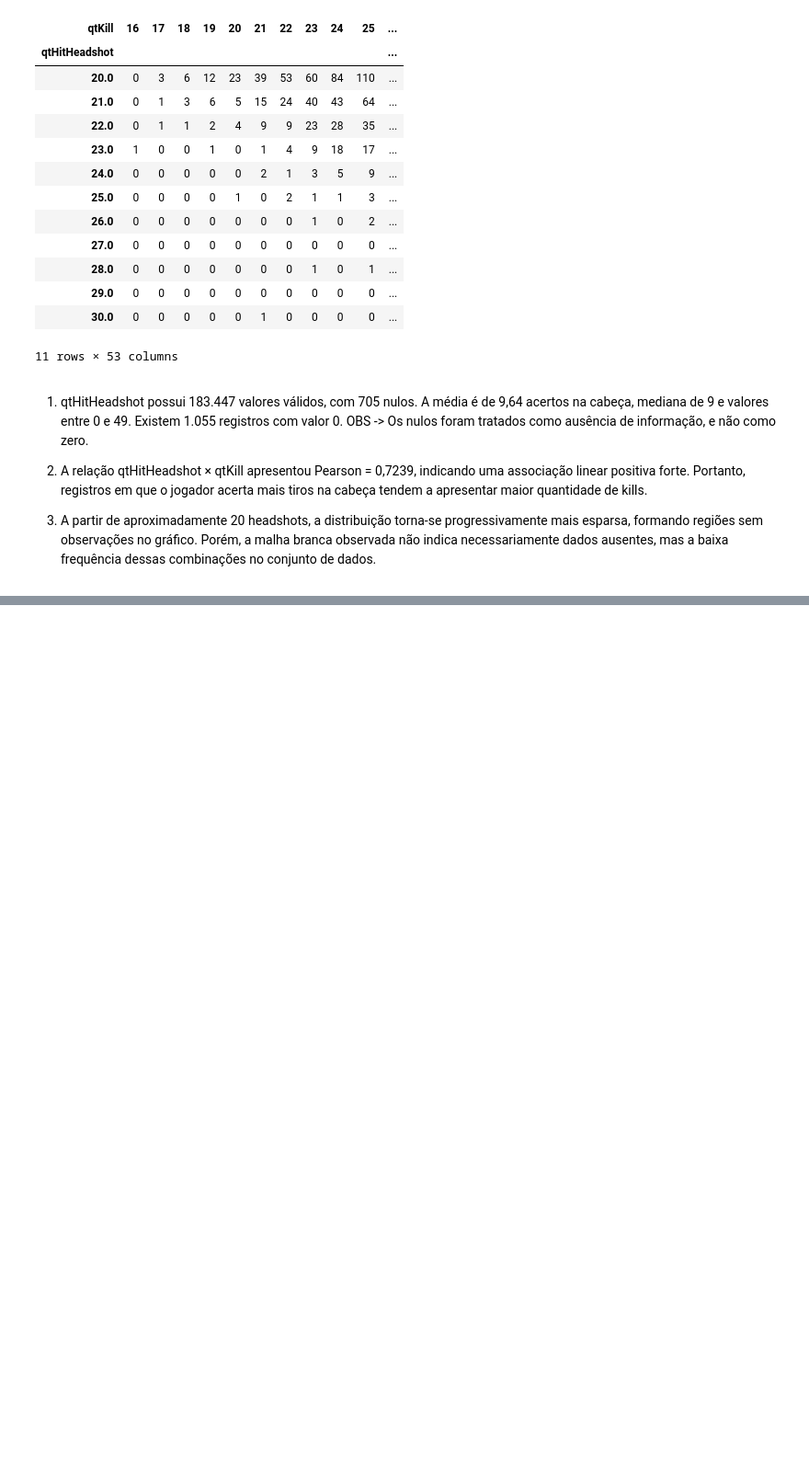
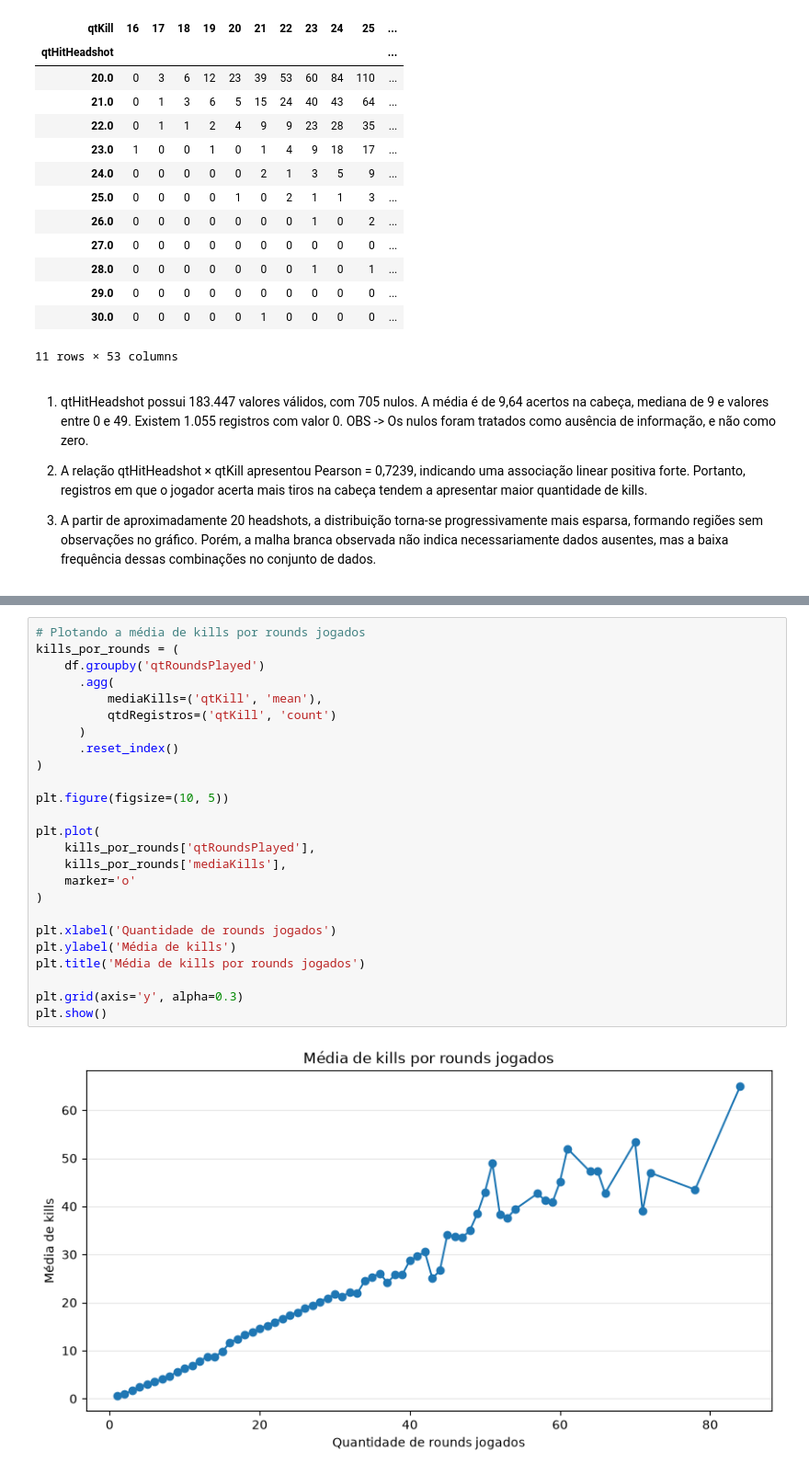
Before and after one commit to lucasccesar/Projeto-IA, a Jupyter notebook: notebooks/01_eda_dataset.ipynb, the cells around one changed output, grey strips where cells are left out. Shown at 92% size. Saved outputs shown, nothing was run; the diff lists cells and outputs as text; blank space fills up the shorter version.

Commit message:
feat: análise da quantidade de rounds e resultado da partida com kills

```diff
--- a/notebooks/01_eda_dataset.ipynb
+++ b/notebooks/01_eda_dataset.ipynb
@@ -1324,0 +1354,27 @@ df[
+# %%
+# Plotando a média de kills por rounds jogados
+kills_por_rounds = (
+    df.groupby('qtRoundsPlayed')
+      .agg(
+          mediaKills=('qtKill', 'mean'),
+          qtdRegistros=('qtKill', 'count')
+      )
+      .reset_index()
+)
+
+plt.figure(figsize=(10, 5))
+
+plt.plot(
+    kills_por_rounds['qtRoundsPlayed'],
+    kills_por_rounds['mediaKills'],
+    marker='o'
+)
+
+plt.xlabel('Quantidade de rounds jogados')
+plt.ylabel('Média de kills')
+plt.title('Média de kills por rounds jogados')
+
+plt.grid(axis='y', alpha=0.3)
+plt.show()
+# %% [output]
+[figure, added]
```
Also changed, not shown: parts of 11 cells of this notebook.
